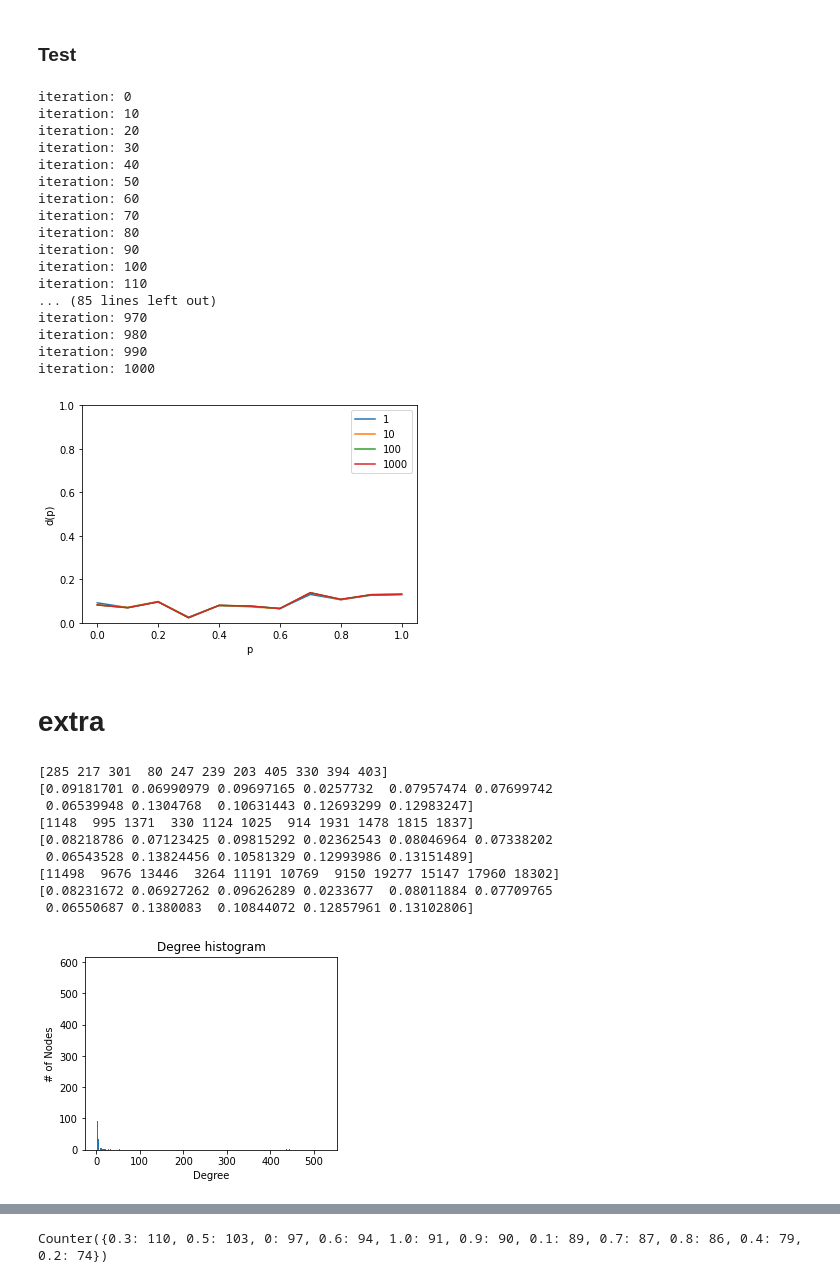
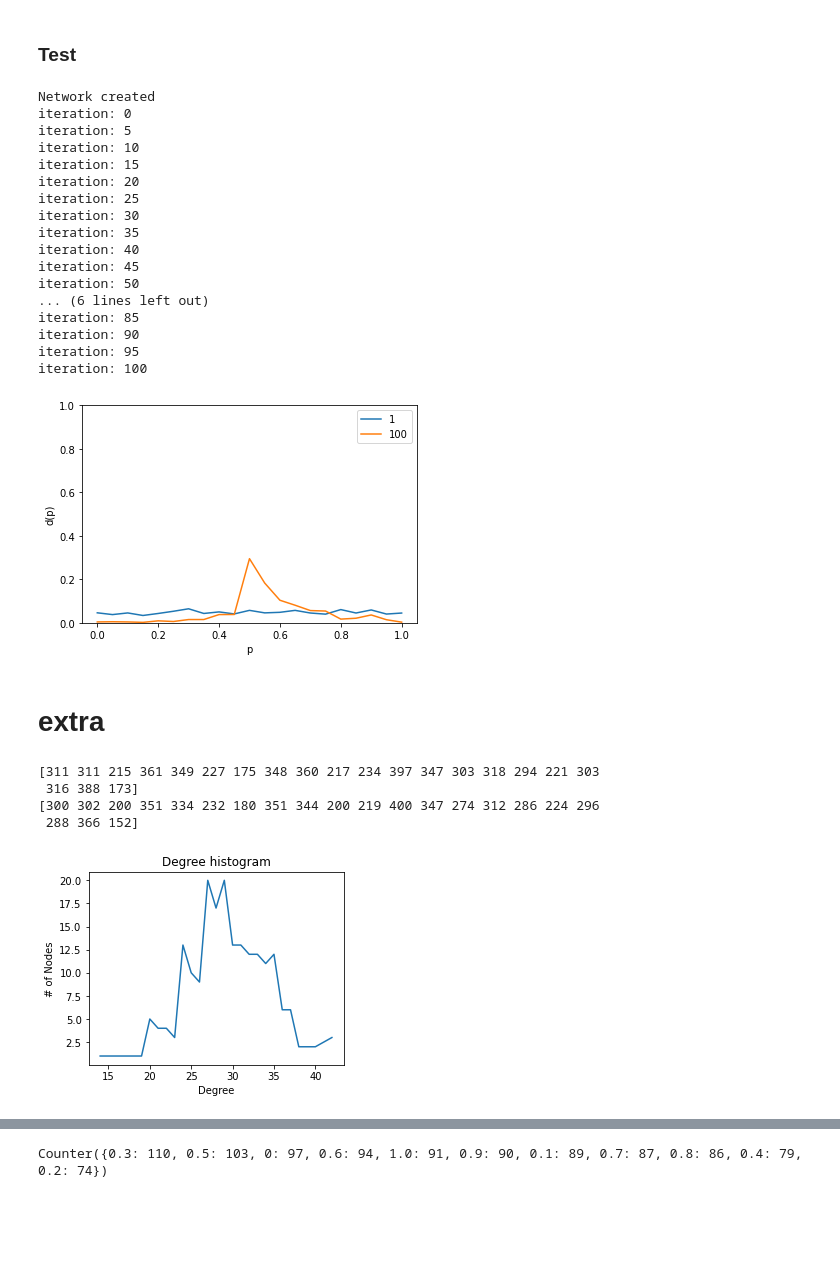
Before and after one commit to rufimelo99/UltimatumGame, a Jupyter notebook: UltimatumGame.ipynb, the cells around one changed output, grey strips where cells are left out. Saved outputs shown, nothing was run; the diff lists cells and outputs as text; code cells hidden in the pictures; blank space fills up the shorter version.

```diff
--- a/UltimatumGame.ipynb
+++ b/UltimatumGame.ipynb
@@ -232,28 +194,23 @@ class ultimatumGame:
 # %% [markdown]
 ### Test
 # %%
-NPLAYERS =  101
-NITERATIONS = 1001
+NPLAYERS =  1000
+NITERATIONS = 101
 
 game = ultimatumGame(NPLAYERS, PlayerRole.PRAGMATIC, ScaleFree=False)
 
-
-offersDicInitial={0:0, 0.1:0, 0.2:0, 0.3:0, 0.4:0, 0.5:0, 0.6:0, 0.7:0, 0.8:0, 0.9:0, 1:0}
+offersDicInitial = mapValuesIndex.copy()
 offerDic = {}
-stopsForGraphs = [1,10,100,1000,10000,20000]
 
 #run episodes
 for iteration in range(NITERATIONS):
-  if iteration%10==0:
+  if iteration%(NITERATIONS//20)==0:
     print("iteration: "+str(iteration))
   offersDicInitial,offerDic = game.runEpisode(iteration,offersDicInitial,offerDic,stopsForGraphs, SocialPenalty=False)
 
-plt.plot([0,0.1,0.2,0.3,0.4,0.5,0.6,0.7,0.8,0.9,1.0], np.array(list(offerDic[1].values())) /sum(np.array(list(offerDic[1].values()))) , label = "1" )
-plt.plot([0,0.1,0.2,0.3,0.4,0.5,0.6,0.7,0.8,0.9,1.0], np.array(list(offerDic[10].values()))/sum(np.array(list(offerDic[10].values()))), label = "10")
-plt.plot([0,0.1,0.2,0.3,0.4,0.5,0.6,0.7,0.8,0.9,1.0], np.array(list(offerDic[100].values()))/sum(np.array(list(offerDic[100].values()))), label = "100")
-plt.plot([0,0.1,0.2,0.3,0.4,0.5,0.6,0.7,0.8,0.9,1.0], np.array(list(offerDic[1000].values()))/sum(np.array(list(offerDic[1000].values()))), label = "1000")
-#plt.plot([0,0.1,0.2,0.3,0.4,0.5,0.6,0.7,0.8,0.9,1.0], np.array(list(offerDic[10000].values()))/sum(np.array(list(offerDic[10000].values()))), label = "10000")
-#plt.plot([0,0.1,0.2,0.3,0.4,0.5,0.6,0.7,0.8,0.9,1.0], np.array(list(offerDic[20000].values()))/sum(np.array(list(offerDic[20000].values()))), label = "20000")
+plt.plot(bargainValues, np.array(list(offerDic[1].values()))/sum(np.array(list(offerDic[1].values()))) , label = "1" )
+plt.plot(bargainValues, np.array(list(offerDic[100].values()))/sum(np.array(list(offerDic[100].values()))) , label = "100" )
+#plt.plot(bargainValues, np.array(list(offerDic[1000].values()))/sum(np.array(list(offerDic[1000].values()))) , label = "1000" )
 
 
 # naming the x axis
@@ -266,62 +223,54 @@ plt.ylim(bottom=0)
 plt.ylim(top=1)
 plt.show()
 # %% [output]
+Network created
 iteration: 0
+iteration: 5
 iteration: 10
+iteration: 15
 iteration: 20
+iteration: 25
 iteration: 30
+iteration: 35
 iteration: 40
+iteration: 45
 iteration: 50
-iteration: 60
-iteration: 70
-iteration: 80
+... (6 lines left out)
+iteration: 85
 iteration: 90
+iteration: 95
 iteration: 100
-iteration: 110
-... (85 lines left out)
-iteration: 970
-iteration: 980
-iteration: 990
-iteration: 1000
-[figure, old version]
+[figure, new version]
 # %% [markdown]
 # extra
 # %%
 print(np.array(list(offerDic[1].values())))
-print(np.array(list(offerDic[1].values())) /sum(np.array(list(offerDic[1].values()))))
-print(np.array(list(offerDic[10].values())))
-print(np.array(list(offerDic[10].values())) /sum(np.array(list(offerDic[10].values()))))
 print(np.array(list(offerDic[100].values())))
-print(np.array(list(offerDic[100].values())) /sum(np.array(list(offerDic[100].values()))))
-#print(np.array(list(offerDic[100].values())))
+
+#print(np.array(list(offerDic[1].values())) /sum(np.array(list(offerDic[1].values()))))
 #print(np.array(list(offerDic[100].values())) /sum(np.array(list(offerDic[100].values()))))
 # %% [output]
-[285 217 301  80 247 239 203 405 330 394 403]
-[0.09181701 0.06990979 0.09697165 0.0257732  0.07957474 0.07699742
- 0.06539948 0.1304768  0.10631443 0.12693299 0.12983247]
-[1148  995 1371  330 1124 1025  914 1931 1478 1815 1837]
-[0.08218786 0.07123425 0.09815292 0.02362543 0.08046964 0.07338202
- 0.06543528 0.13824456 0.10581329 0.12993986 0.13151489]
-[11498  9676 13446  3264 11191 10769  9150 19277 15147 17960 18302]
-[0.08231672 0.06927262 0.09626289 0.0233677  0.08011884 0.07709765
- 0.06550687 0.1380083  0.10844072 0.12857961 0.13102806]
+[311 311 215 361 349 227 175 348 360 217 234 397 347 303 318 294 221 303
+ 316 388 173]
+[300 302 200 351 334 232 180 351 344 200 219 400 347 274 312 286 224 296
+ 288 366 152]
 # %%
 degree_sequence = sorted([d for n, d in game.graph.degree()], reverse=True)
 dmax = max(degree_sequence)
 
 fig = plt.figure("Degree of a random graph", figsize=(8, 8))
 axgrid = fig.add_gridspec(5, 4)
 
 ax2 = fig.add_subplot(axgrid[3:, 2:])
-ax2.bar(*np.unique(degree_sequence, return_counts=True))
+ax2.plot(*np.unique(degree_sequence, return_counts=True))
 ax2.set_title("Degree histogram")
 ax2.set_xlabel("Degree")
 ax2.set_ylabel("# of Nodes")
 
 fig.tight_layout()
 plt.show()
 # %% [output]
-[figure, old version]
+[figure, new version]
 # %%
 for playerId in range(len(game.Players)):
   player = game.Players[playerId]
```
Also changed, not shown: parts of 4 cells of this notebook.
